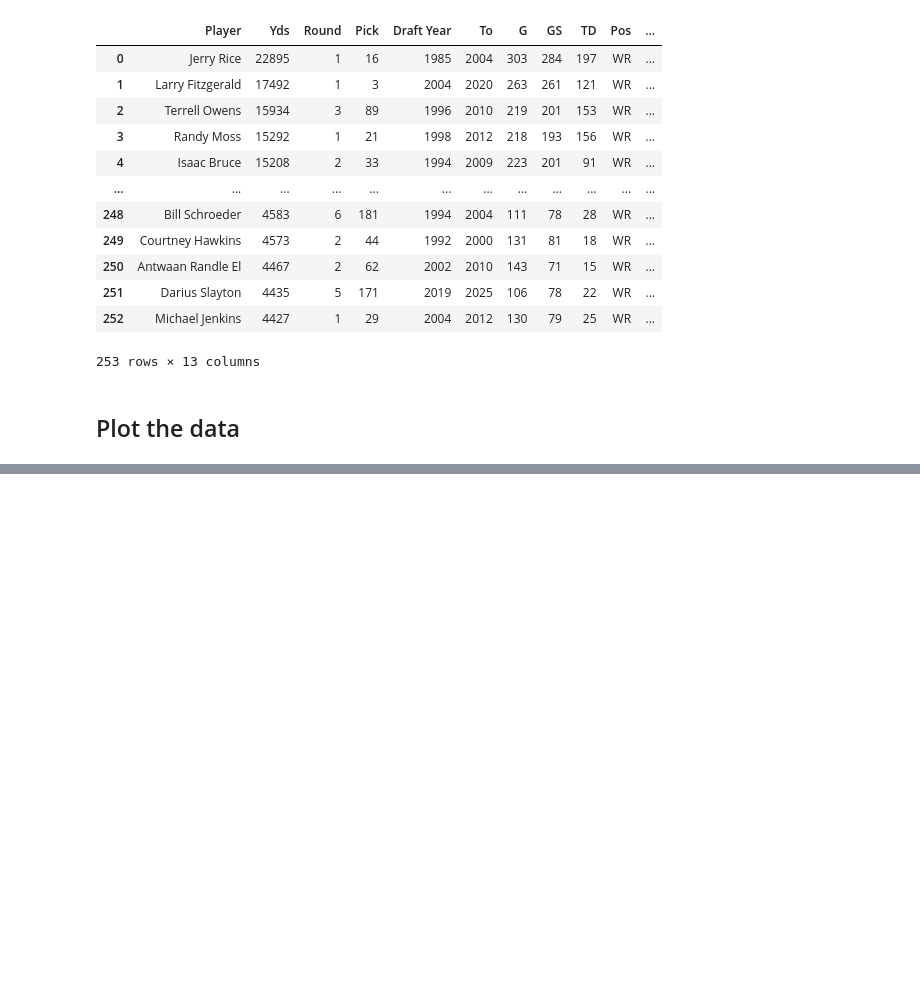
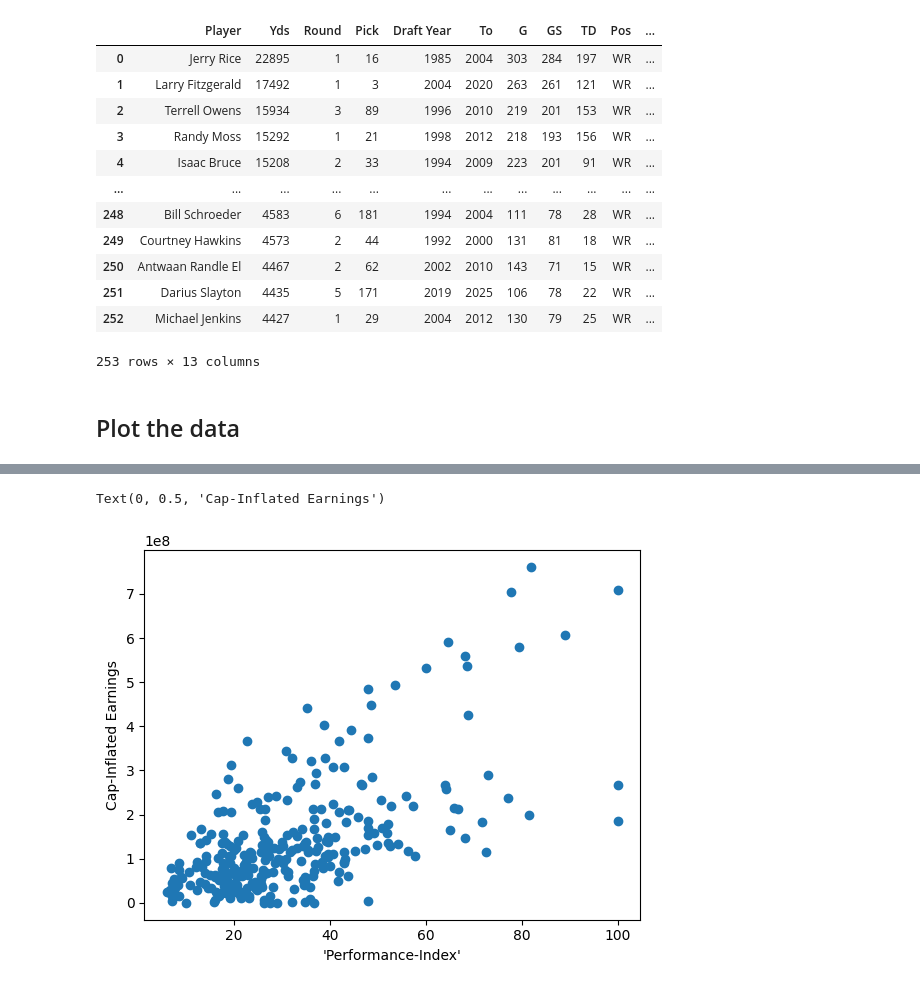
Before and after one commit to szmbalint/Causal_Inference_Project, a Jupyter notebook: Notebook/init_notebook.ipynb, the cells around one changed output, grey strips where cells are left out. Drawn from its saved outputs; the diff is of its cells as text; code cells hidden in the pictures; blank space fills up the shorter version.

```diff
--- a/Notebook/init_notebook.ipynb
+++ b/Notebook/init_notebook.ipynb
@@ -117,0 +121,7 @@ Text(0, 0.5, 'Cap-Inflated Earnings')
+# %%
+plt.scatter(joined_datas['Performance-Index'], joined_datas['Cap-Inflated Earnings'])
+plt.xlabel("'Performance-Index'")
+plt.ylabel('Cap-Inflated Earnings')
+# %% [output]
+Text(0, 0.5, 'Cap-Inflated Earnings')
+[figure, added]
```
Also changed, not shown: parts of 9 cells of this notebook.
